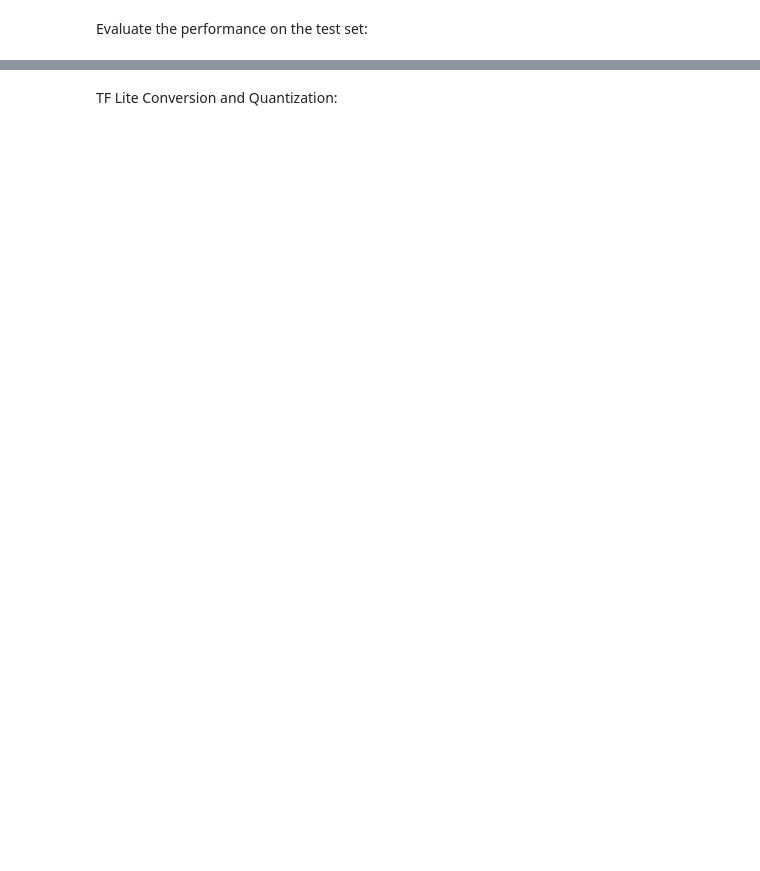
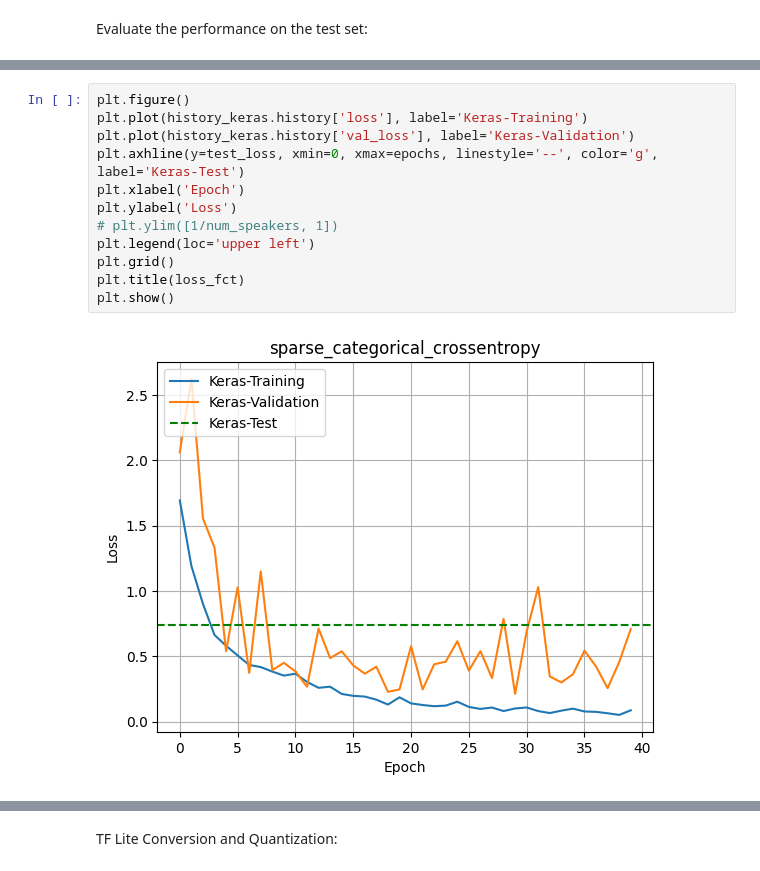
Before and after one commit to kerem-cekmeceli/ML_MCU, a Jupyter notebook: main1.ipynb, the cells around one changed output, grey strips where cells are left out. Saved outputs shown, nothing was run; the diff lists cells and outputs as text; blank space fills up the shorter version.

```diff
--- a/main1.ipynb
+++ b/main1.ipynb
@@ -117,3 +133,17 @@ plt.show()
+# %%
+plt.figure()
+plt.plot(history_keras.history['loss'], label='Keras-Training')
+plt.plot(history_keras.history['val_loss'], label='Keras-Validation')
+plt.axhline(y=test_loss, xmin=0, xmax=epochs, linestyle='--', color='g', label='Keras-Test')
+plt.xlabel('Epoch')
+plt.ylabel('Loss')
+# plt.ylim([1/num_speakers, 1])
+plt.legend(loc='upper left')
+plt.grid()
+plt.title(loss_fct)
+plt.show()
+# %% [output]
+[figure, added]
 # %%
 from sklearn.metrics import confusion_matrix
 
```
Also changed, not shown: parts of 26 cells of this notebook, 4 other files.
